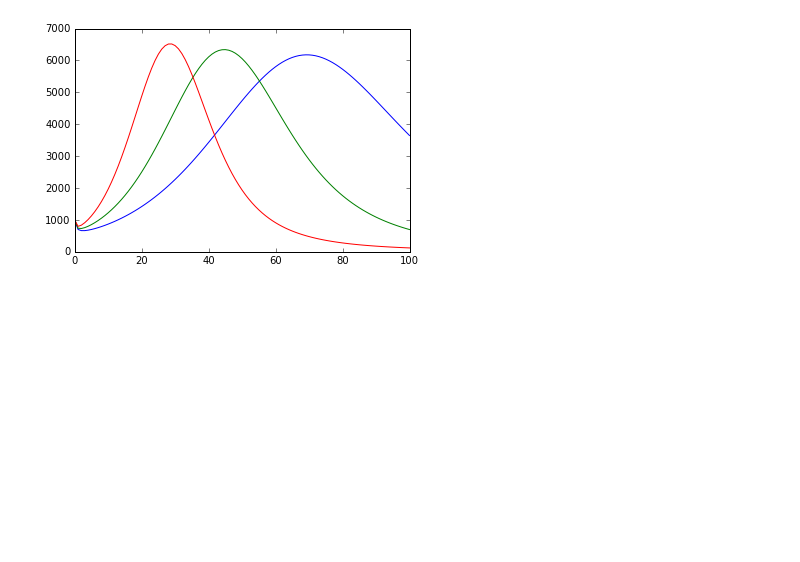
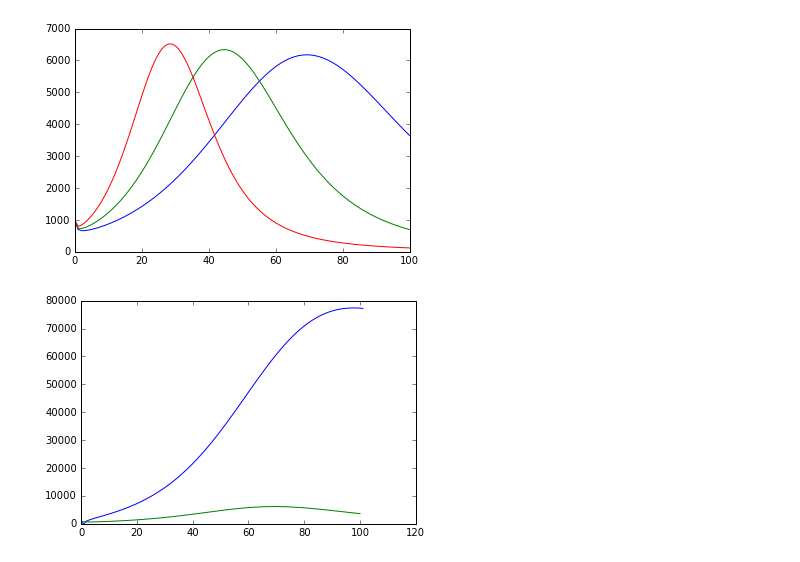
Before and after one commit to thevioletpiece/data_science_tools, a Jupyter notebook: Population Modelling.ipynb, the cells around one changed output. Cells and saved outputs as stored; diff of their text form; code cells hidden in the pictures; blank space fills up the shorter version.

```diff
--- a/Population Modelling.ipynb
+++ b/Population Modelling.ipynb
@@ -1,5 +1,7 @@
 # %%
-def viralCurve(t, n):
+def powerLaw(t, n):
+    #Given the customer's age and power of the probability
+    #returns the expected number of users invited.
     return float(1)/math.pow(t,n)
 # %%
 import math
@@ -21,12 +25,13 @@ def computeNewUsersNoS(initialCohort, generations, n, alpha):
 #Need to show this step by step graphically in slides
 # %%
 def computeNewUsers(initialCohort, generations, n, alpha, S):
+# Includes saturation to limit the amount that virality can grow indefinitely
         cohorts=[initialCohort]
         for g in range(generations):
             L=len(cohorts)
             newCohort=[]
             for t in range(L):
-                newCohort.append(alpha*cohorts[L-t-1]*viralCurve(t+1, n)*float((S-sum(cohorts)))/(S))
+                newCohort.append(alpha*cohorts[L-t-1]*powerLaw(t+1, n)*float((S-sum(cohorts)))/(S))
             cohorts.append(sum(newCohort))
         return cohorts
 # %%
@@ -83,3 +88,21 @@ numsum = sum(list(numbers))
 print(numsum)
 # %%
 clear(sum)
+# %%
+def computeDAU(cohorts, n):
+    L = len(cohorts)
+    DAU = [cohorts[1]]
+    for i in range(L):
+        actives=[]
+        for t in range(i):
+            actives.append(cohorts[i-t-1]*powerLaw(t+1,n))
+        DAU.append(sum(actives))
+    return DAU
+# %%
+sss=computeDAU(aa, 0.5)
+# %%
+plt.plot(sss)
+plt.plot(aa)
+plt.show()
+# %% [output]
+[figure, added]
```
Also changed, not shown: parts of 2 cells of this notebook, 2 other files.
